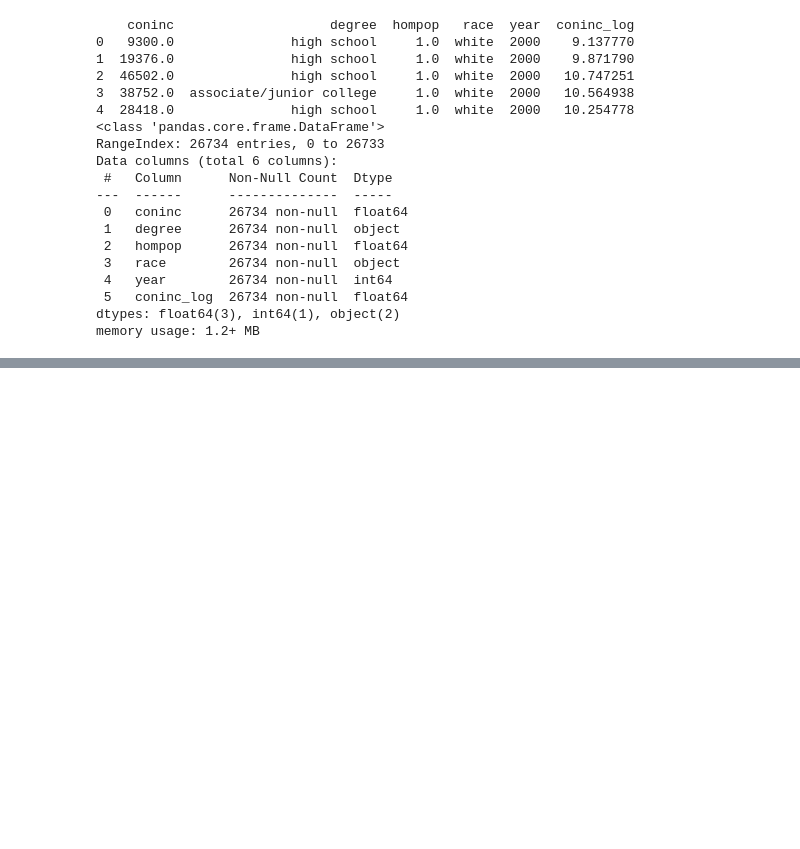
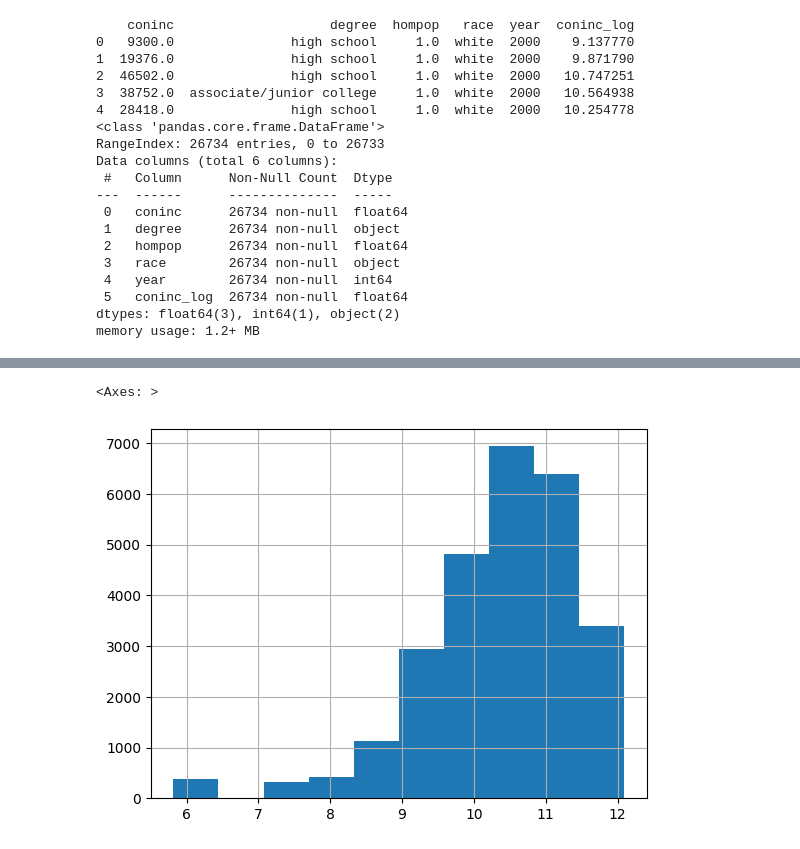
Before and after one commit to DS3001/group7, a Jupyter notebook: Lab1_EDA.ipynb, the cells around one changed output, grey strips where cells are left out. Saved outputs shown, nothing was run; the diff lists cells and outputs as text; code cells hidden in the pictures; blank space fills up the shorter version.

```diff
--- a/Lab1_EDA.ipynb
+++ b/Lab1_EDA.ipynb
@@ -262,0 +279,7 @@ memory usage: 1.2+ MB
+# %%
+#Histogram for Log of FamilyIncome
+
+filtered_df['FamilyIncomeLog'].hist()
+# %% [output]
+<Axes: >
+[figure, added]
```
Also changed, not shown: parts of 12 cells of this notebook.
